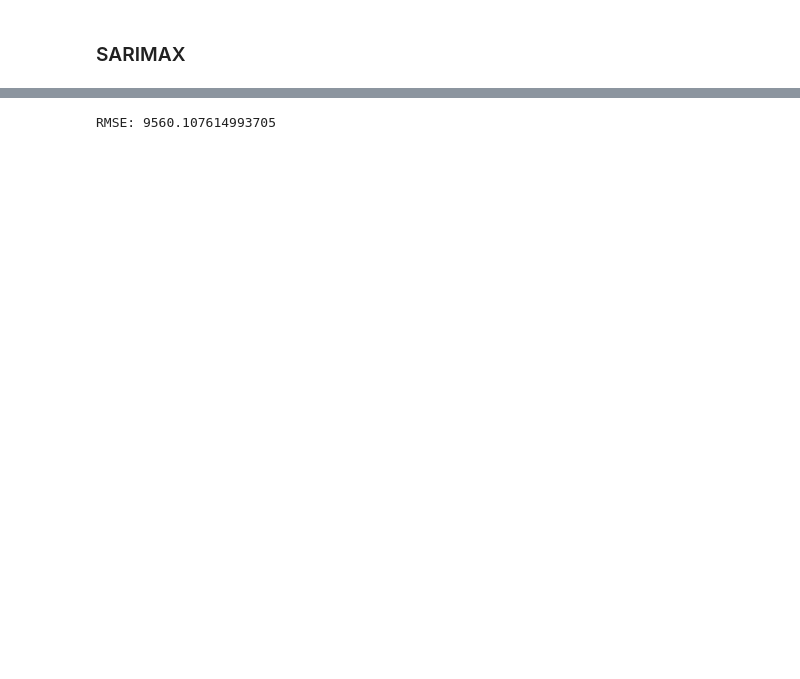
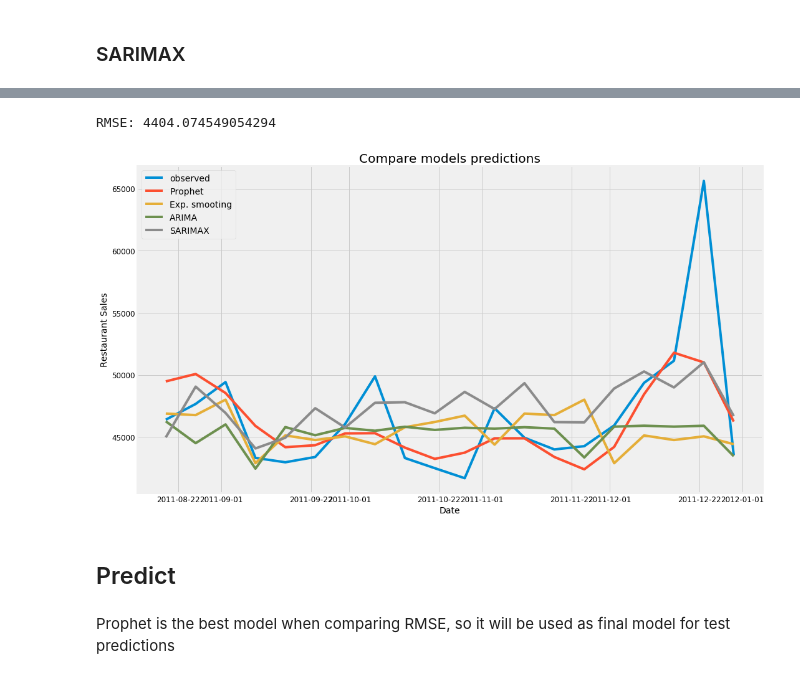
Before and after one commit to ilyalasy/ml_tasks, a Jupyter notebook: Restaurants/Restaurants_TS_Forecasting.ipynb, the cells around one changed output, grey strips where cells are left out. Cells and saved outputs as stored; diff of their text form; code cells hidden in the pictures; blank space fills up the shorter version.

```diff
--- a/Restaurants/Restaurants_TS_Forecasting.ipynb
+++ b/Restaurants/Restaurants_TS_Forecasting.ipynb
@@ -373,5 +356,33 @@ plot_dif(predictions.index,predictions.values, ts_df)
 # %%
-sarimax_rmse = np.sqrt(mean_squared_error(endog_test,predictions.values))
+sarimax_rmse = np.sqrt(mean_squared_error(endog_test,sarimax_pred.values))
 print(f'RMSE: {sarimax_rmse}')
 # %% [output]
-RMSE: 9560.107614993705
+RMSE: 4404.074549054294
+# %%
+def plot_models(actual,models_pred):
+    fig = plt.figure(facecolor='w', figsize=(16,9))
+    ax = fig.add_subplot(111)
+    ax.plot(actual.index,actual.values,label='observed')
+
+    for x,y,name in models_pred:
+        ax.plot(x,y,label=name)
+
+    ax.legend()
+    ax.set_xlabel('Date')
+    ax.set_ylabel('Restaurant Sales')
+    plt.title('Compare models predictions')
+    plt.show()
+# %%
+models_pred = [ (fb_pred['ds'],fb_pred['yhat'],'Prophet'),
+ (exp_pred.index,exp_pred.values,'Exp. smooting'),
+ (arima_pred.index,arima_pred.values,'ARIMA'),
+ (sarimax_pred.index,sarimax_pred.values,'SARIMAX')
+]
+# %%
+plot_models(endog_test,models_pred)
+# %% [output]
+[figure, added]
+# %% [markdown]
+## Predict
+# %% [markdown]
+Prophet is the best model when comparing RMSE, so it will be used as final model for test predictions
```
Also changed, not shown: parts of 31 cells of this notebook, 5 other files.
